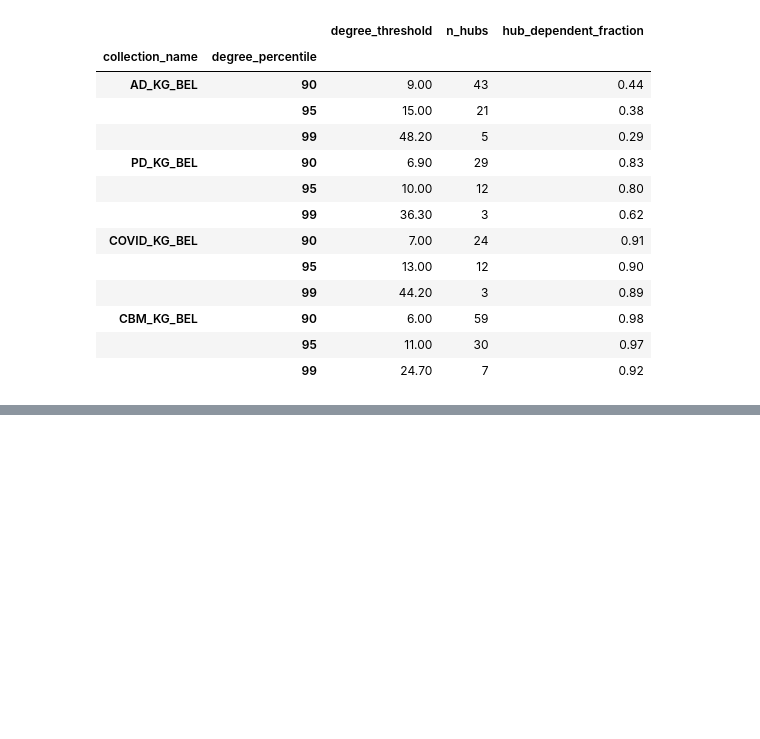
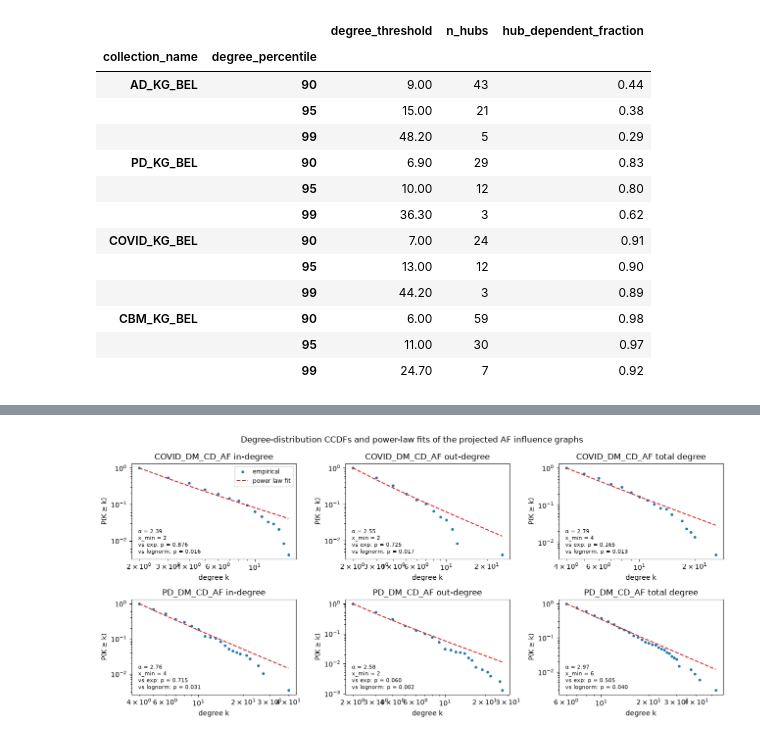
Before and after one commit to adrienrougny/commute_dm, a Jupyter notebook: scripts/main_analysis/2_05_get_collections_statistics.ipynb, the cells around one changed output, grey strips where cells are left out. Saved outputs shown, nothing was run; the diff lists cells and outputs as text; code cells hidden in the pictures; blank space fills up the shorter version.

```diff
--- a/scripts/main_analysis/2_05_get_collections_statistics.ipynb
+++ b/scripts/main_analysis/2_05_get_collections_statistics.ipynb
@@ -1268,12 +1169,14 @@ def get_bel_degree_ks_matrix(ks_df, degree_label):
 # %%
 from IPython.display import Markdown, display
 
-bel_degree_ks_df = get_bel_degree_ks_comparison(degree_df)
+bel_degree_ks_df = get_degree_ks_comparison(degree_df, collections=BEL_COLLECTIONS)
 for _, degree_label in DEGREE_TYPES:
     display(Markdown(f"**{degree_label}**"))
     display(
         stripe_table(
-            get_bel_degree_ks_matrix(bel_degree_ks_df, degree_label),
+            get_degree_ks_matrix(
+                bel_degree_ks_df, degree_label, collections=BEL_COLLECTIONS
+            ),
             column_colors=(None,),
         )
     )
@@ -1446,0 +1650,14 @@ stripe_table(hub_dependence_df.set_index(["collection_name", "degree_percentile"
+# %%
+from IPython.display import Markdown, display
+
+for degree_column, degree_label in DEGREE_TYPES:
+    display(Markdown(f"**Top {TOP_N} by {degree_label}**"))
+    for collection_name in CD_AF_COLLECTIONS:
+        display(Markdown(f"*{collection_name}*"))
+        display(
+            stripe_table(
+                get_top_degree_nodes(
+                    degree_df_af, collection_name, degree_column, TOP_N
+                )
+            )
+        )
@@ -1446,0 +1726,79 @@ stripe_table(hub_dependence_df.set_index(["collection_name", "degree_percentile"
+# %%
+import warnings
+
+import matplotlib.pyplot as plt
+
+af_scale_free_records = []
+af_fits = {}
+with warnings.catch_warnings():
+    warnings.simplefilter("ignore")  # powerlaw is chatty about xmin / divide-by-zero
+    for collection_name in CD_AF_COLLECTIONS:
+        collection_degrees = degree_df_af[
+            degree_df_af["collection_name"] == collection_name
+        ]
+        for degree_column, degree_label in DEGREE_TYPES:
+            result = fit_degree_power_law(collection_degrees[degree_column].to_numpy())
+            af_fits[(collection_name, degree_column)] = result.pop("_fit")
+            af_scale_free_records.append(
+                {"collection_name": collection_name, "degree": degree_label, **result}
+            )
+af_scale_free_df = pd.DataFrame(af_scale_free_records)
+
+# One collection per row, one degree type per column: empirical CCDF + power law fit.
+figure, axes = plt.subplots(
+    len(CD_AF_COLLECTIONS), len(DEGREE_TYPES), figsize=(13, 6), squeeze=False
+)
+for row, collection_name in enumerate(CD_AF_COLLECTIONS):
+    for column, (degree_column, degree_label) in enumerate(DEGREE_TYPES):
+        axis = axes[row][column]
+        fit = af_fits[(collection_name, degree_column)]
+        fit.plot_ccdf(
+            ax=axis, color="tab:blue", marker=".", linestyle="none", label="empirical"
+        )
+        fit.power_law.plot_ccdf(
+            ax=axis, color="tab:red", linestyle="--", label="power law fit"
+        )
+        parameters = af_scale_free_df[
+            (af_scale_free_df["collection_name"] == collection_name)
+            & (af_scale_free_df["degree"] == degree_label)
+        ].iloc[0]
+        axis.set_title(f"{collection_name} {degree_label}")
+        axis.set_xlabel("degree k")
+        axis.set_ylabel("P(K \u2265 k)")
+        axis.text(
+            0.04,
+            0.04,
+            f"\u03b1 = {parameters['alpha']:.2f}\n"
+            f"x_min = {parameters['x_min']:.0f}\n"
+            f"vs exp: p = {parameters['p_vs_exponential']:.3f}\n"
+            f"vs lognorm: p = {parameters['p_vs_lognormal']:.3f}",
+            transform=axis.transAxes,
+            va="bottom",
+            ha="left",
+            fontsize=8,
+        )
+        if row == 0 and column == 0:
+            axis.legend(fontsize="small", loc="upper right")
+figure.suptitle(
+    "Degree-distribution CCDFs and power-law fits of the projected AF influence graphs"
+)
+figure.tight_layout()
+plt.show()
+
+# Fit results pivoted: one row per fit parameter, one column per (collection, degree).
+af_scale_free_table = (
+    af_scale_free_df.melt(id_vars=["collection_name", "degree"], var_name="parameter")
+    .pivot(index="parameter", columns=["collection_name", "degree"], values="value")
+    .reindex(PARAMETER_ORDER)
+    .reindex(
+        columns=pd.MultiIndex.from_product(
+            [CD_AF_COLLECTIONS, [label for _, label in DEGREE_TYPES]]
+        )
+    )
+)
+stripe_table(
+    af_scale_free_table,
+    column_colors=("#d6eaf8", "#d5f0dc", "#fce8d5"),
+)
+# %% [output]
+[figure, added]
```
Also changed, not shown: parts of 52 cells of this notebook.
